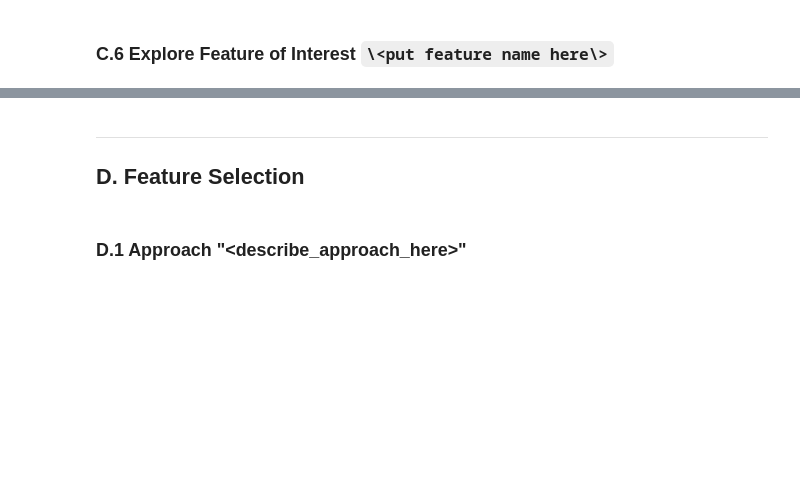
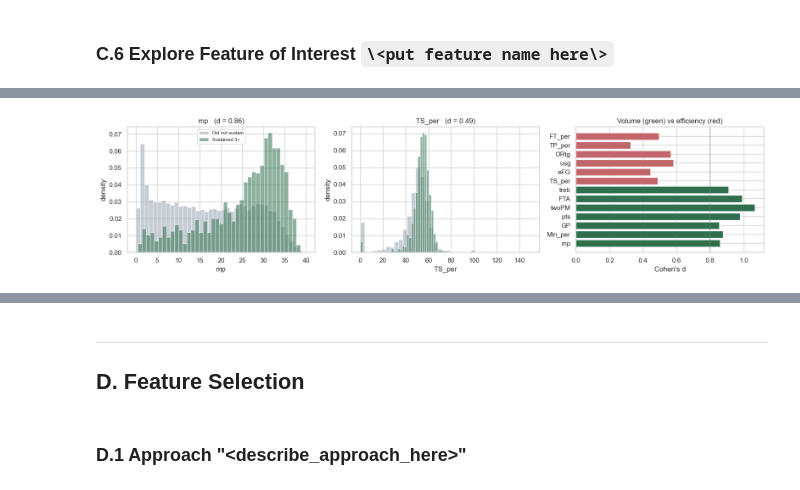
Before and after one commit to asif11996/36120-26SP-group25-experiments, a Jupyter notebook: notebooks/36120_26SP_AT1_ 25_25422306_experiment1.ipynb, the cells around one changed output, grey strips where cells are left out. Cells and saved outputs as stored; diff of their text form; code cells hidden in the pictures; blank space fills up the shorter version.

```diff
--- a/notebooks/36120_26SP_AT1_ 25_25422306_experiment1.ipynb
+++ b/notebooks/36120_26SP_AT1_ 25_25422306_experiment1.ipynb
@@ -225,14 +175,0 @@ Name: count, dtype: int64
-# %%
-print("=== Non-numeric columns ===")
-for col in train.select_dtypes(include="object").columns:
-    print(f"{col:8s} n_unique={train[col].nunique():>5}   "
-          f"e.g. {list(train[col].dropna().unique()[:6])}")
-
-print("\n=== Missing values: train vs test (%) ===")
-missing = pd.DataFrame({
-    "train_pct": (train.isna().mean() * 100).round(1),
-    "test_pct":  (test.isna().mean()  * 100).round(1),
-})
-missing["gap"] = (missing["train_pct"] - missing["test_pct"]).round(1)
-missing = missing[missing[["train_pct", "test_pct"]].max(axis=1) > 0]
-display(missing.reindex(missing["gap"].abs().sort_values(ascending=False).index))
@@ -418,0 +635,25 @@ provide a detailed analysis on the selected feature, its distribution, limitatio
+# %%
+fig, axes = plt.subplots(1, 3, figsize=(16, 4))
+
+for ax, col in zip(axes[:2], ["mp", "TS_per"]):
+    for lab, colour, name in [(0, "#9aa5b1", "Did not sustain"),
+                              (1, "#2f6f4e", "Sustained 3+")]:
+        # density=True is essential: with a 29:1 class ratio, raw counts would
+        # render the positive class invisible against the axis.
+        ax.hist(train_df.loc[train_df["label"] == lab, col].dropna(), bins=40,
+                alpha=0.55, density=True, color=colour, label=name)
+    ax.set_title(f"{col}   (d = {cohens_d(train_df, col):.2f})")
+    ax.set_xlabel(col); ax.set_ylabel("density")
+axes[0].legend(fontsize=8)
+
+labels = volume + efficiency
+values = [cohens_d(train_df, c) for c in labels]
+colours = ["#2f6f4e"] * len(volume) + ["#c1666b"] * len(efficiency)
+axes[2].barh(labels, values, color=colours)
+axes[2].axvline(0.8, ls="--", c="grey", lw=1)
+axes[2].set_xlabel("Cohen's d")
+axes[2].set_title("Volume (green) vs efficiency (red)")
+
+plt.tight_layout(); plt.show()
+# %% [output]
+[figure, added]
```
Also changed, not shown: parts of 170 cells of this notebook, 10 other files.
